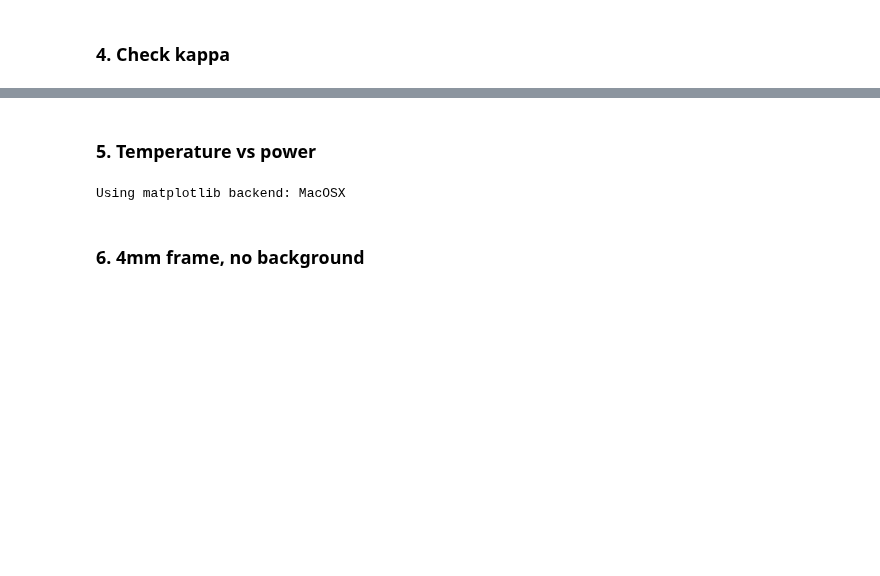
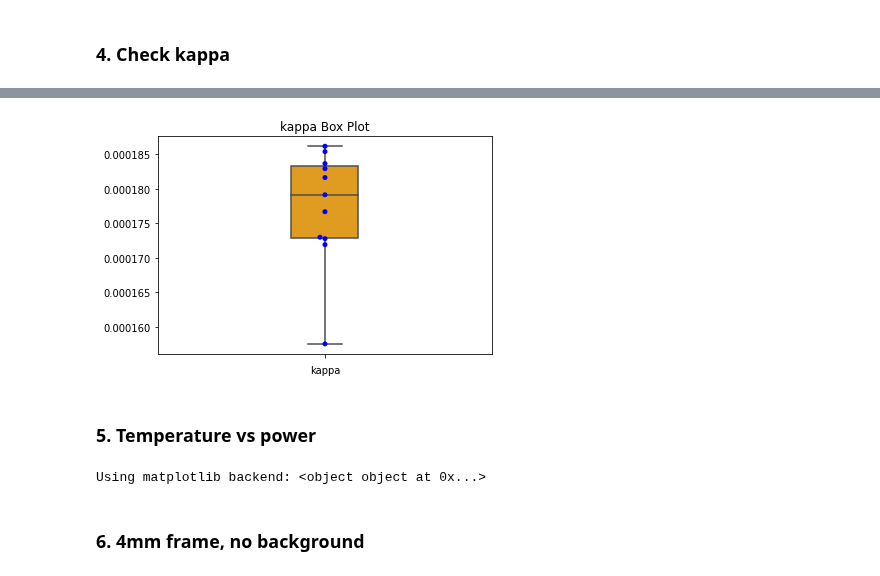
Before and after one commit to JoanneCETsai/Temperature_Calibration, a Jupyter notebook: code/0130_main_copy_change_beamwidthunit.ipynb, the cells around one changed output, grey strips where cells are left out. Saved outputs shown, nothing was run; the diff lists cells and outputs as text; code cells hidden in the pictures; blank space fills up the shorter version.

```diff
--- a/code/0130_main_copy_change_beamwidthunit.ipynb
+++ b/code/0130_main_copy_change_beamwidthunit.ipynb
@@ -343,3 +344,20 @@ kappa_std
+# %%
+import matplotlib.pyplot as plt
+import seaborn as sns
+
+# Create the figure and axis
+fig, ax = plt.subplots()
+# Overlay the vertical box plot
+sns.boxplot(y=kappa_avg, color="orange", ax=ax, linewidth=1.5, width=0.2)
+# Overlay the swarm plot
+sns.swarmplot(y=kappa_avg, color="blue", ax=ax)
+# Add labels and title
+plt.xlabel('kappa')
+plt.title('kappa Box Plot')
+# Show the plot
+plt.show()
+# %% [output]
+[figure, added]
 # %% [markdown]
 ### 5. Temperature vs power
 # %%
@@ -348,26 +366,27 @@ for i, v in enumerate(list(Si_melting_W.keys())):
     tem = []
     for r in dRoverR_1[i]:
         t = get_peak_Temp(r, Dict_kappa_avg[v])
-#         t = get_peak_Temp(r,avg_kappa)
-#         t = get_peak_Temp(r,0.00016498400434141028)
-#         t = get_peak_Temp(r, Dict_kappa_gold_avg[v])
-#         t = get_peak_Temp(r, avg_kappa_2)
-#         t = get_peak_Temp(r, Dict_kappa_avg[v])
+
         tem.append(t)
     peak_temp.append(tem)
 
 Dict_peak_temp = dict(zip(list(Si_melting_W.keys()),peak_temp))
 
+plt.rcParams['figure.figsize'] = (14, 10)
+plt.rcParams['font.size'] = 18
+
 %matplotlib
 for i,v in enumerate(Dict_peak_temp):
     plt.plot(power_used[v], Dict_peak_temp[v], label = "{}mm per sec".format(v))
     plt.title("Peak Temperature vs Power")
-    plt.xlabel("power (W)")
-    plt.ylabel("Temperature (Celsius)")
+    plt.xlabel("power (W)", fontsize=20)
+    plt.ylabel("Temperature (℃)", fontsize=20)
+    plt.xticks(fontsize=16)
+    plt.yticks(fontsize=16)
     plt.legend()
     plt.savefig("/Users/chiaentsai/Desktop/lab/Temperature_Calibration/0130/0130_temp_vs_power_change.png", format="PNG")
 # %% [output]
-Using matplotlib backend: MacOSX
+Using matplotlib backend: <object object at 0x...>
 # %% [markdown]
 ### 6. 4mm frame, no background
 # %%
```
Also changed, not shown: parts of 12 cells of this notebook, 1 other file.
